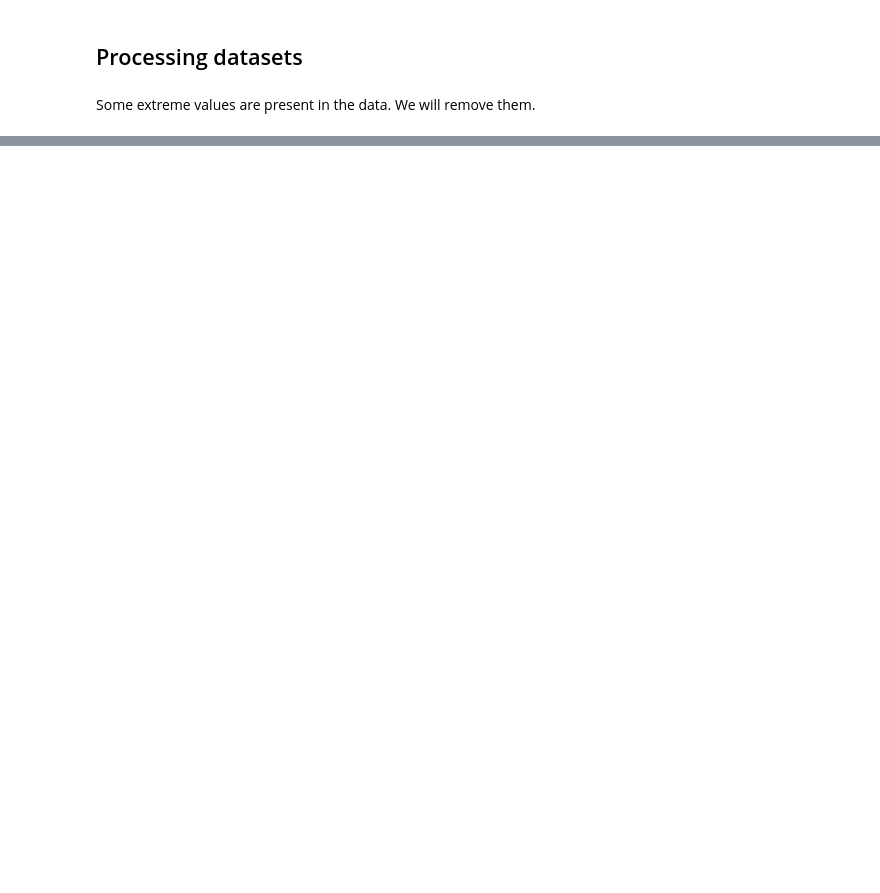
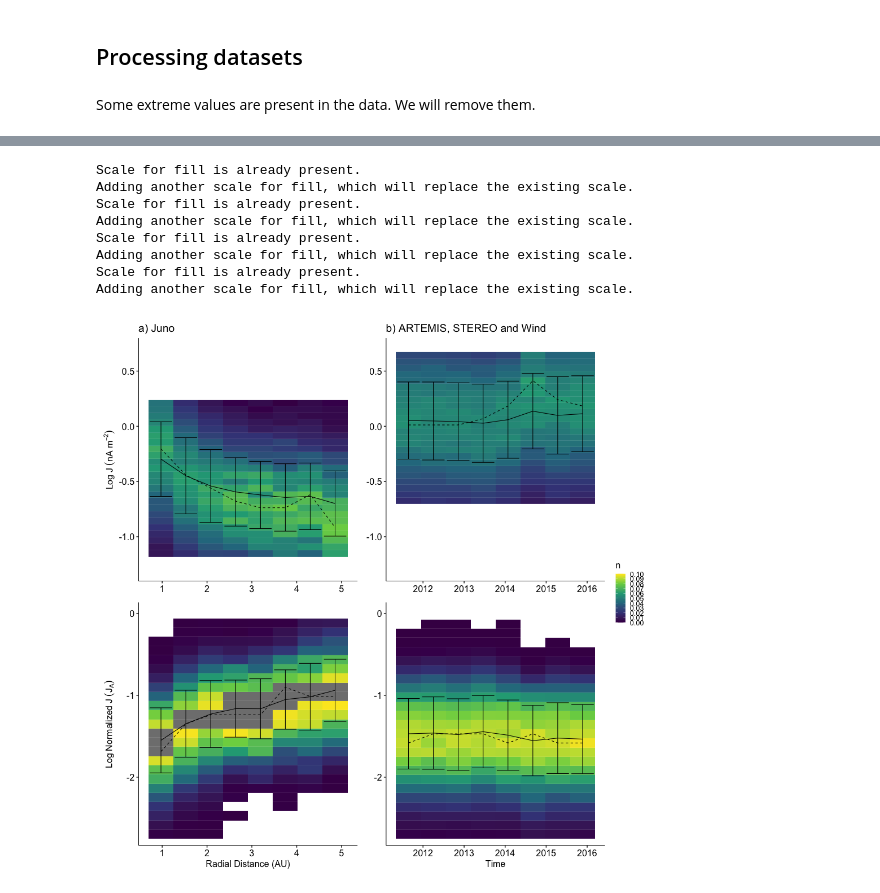
Before and after one commit to Beforerr/ids_spatial_evolution_juno, a Jupyter notebook: notebooks/04_properties.ipynb, the cells around one changed output, grey strips where cells are left out. Saved outputs shown, nothing was run; the diff lists cells and outputs as text; code cells hidden in the pictures; blank space fills up the shorter version.

```diff
--- a/notebooks/04_properties.ipynb
+++ b/notebooks/04_properties.ipynb
@@ -118,0 +91,12 @@ JNO_events_l1 = JNO_events_l1.filter(
+# %%
+def remove_extreme(df, cols = ['j0_k', 'L_k_fit'], q = 0.95):
+    filter_conditions = [
+        pl.col(col) < pl.col(col).quantile(q) for col in cols
+    ] + [
+        pl.col(col) > pl.col(col).quantile(1-q) for col in cols
+    ]
+
+    return df.filter(filter_conditions)
+
+jno_df = remove_extreme(jno_df).collect()
+other_events = remove_extreme(other_events).collect()
@@ -118,0 +106,55 @@ JNO_events_l1 = JNO_events_l1.filter(
+# %%
+%%R
+p1title <- "a) Juno"
+p2title <- "b) ARTEMIS, STEREO and Wind"
+x_lab_r <- "Radial Distance (AU)"
+x_lab_t <- "Time"
+y_lab_L <- "Log Thickness (km)"
+y_lab_L_norm <- expression(Log~Thickness~(d[i]))
+# %%
+%%R -w 350 -h 350 -u mm
+
+layout <- plot_layout(ncol = 2, byrow = FALSE, guides = "collect")
+y_bins <- 24
+
+x_col <- "radial_distance"
+
+y_col <- "j0_k"
+ylab <- expression(Log~J~(nA~m^-2))
+y_lim_j0 <- c(0.05, 5)
+# y_lim_j0 <- NULL
+p <- plot_binned_data(jno_df, x_col = x_col, y_col = y_col, x_bins = 8, y_bins = y_bins, y_lim = y_lim_j0, log_y = TRUE)
+p1 <- p + labs(x = NULL, y= ylab) + ggtitle(p1title)
+# save_plot("new/current/current_k_r_dist")
+
+
+y_col <- "j0_k_norm"
+y_lim_j0_norm <- c(0.002, 1)
+ylab <- expression(Log~Normalized~J~(J[A]))
+p <- plot_binned_data(jno_df, x_col = x_col, y_col = y_col, x_bins = 8, y_bins = y_bins, y_lim = y_lim_j0_norm, log_y = TRUE)
+p2 <- p + labs(x = x_lab_r, y= ylab)
+
+
+x_col <- "time"
+
+y_col <- "j0_k"
+p <- plot_binned_data(other_events, x_col = x_col, y_col = y_col, x_bins = 8, y_bins = y_bins, y_lim = y_lim_j0, log_y = TRUE)
+p3 <- p + labs(x = NULL, y= NULL) + ggtitle(p2title)
+
+
+y_col <- "j0_k_norm"
+p <- plot_binned_data(other_events, x_col = x_col, y_col = y_col, x_bins = 8, y_bins = y_bins, y_lim = y_lim_j0_norm, log_y = TRUE)
+p4 <- p + labs(x = x_lab_t, y= NULL)
+
+(p1 + p2 + p3 + p4) + layout & scale_fill_viridis_c(n.breaks = 10, limits = c(0, 0.10))
+# save_plot("new/current/current_k_N1_r_dist")
+# %% [output]
+Scale for fill is already present.
+Adding another scale for fill, which will replace the existing scale.
+Scale for fill is already present.
+Adding another scale for fill, which will replace the existing scale.
+Scale for fill is already present.
+Adding another scale for fill, which will replace the existing scale.
+Scale for fill is already present.
+Adding another scale for fill, which will replace the existing scale.
+[figure, added]
```
Also changed, not shown: parts of 13 cells of this notebook, 10 other files.
